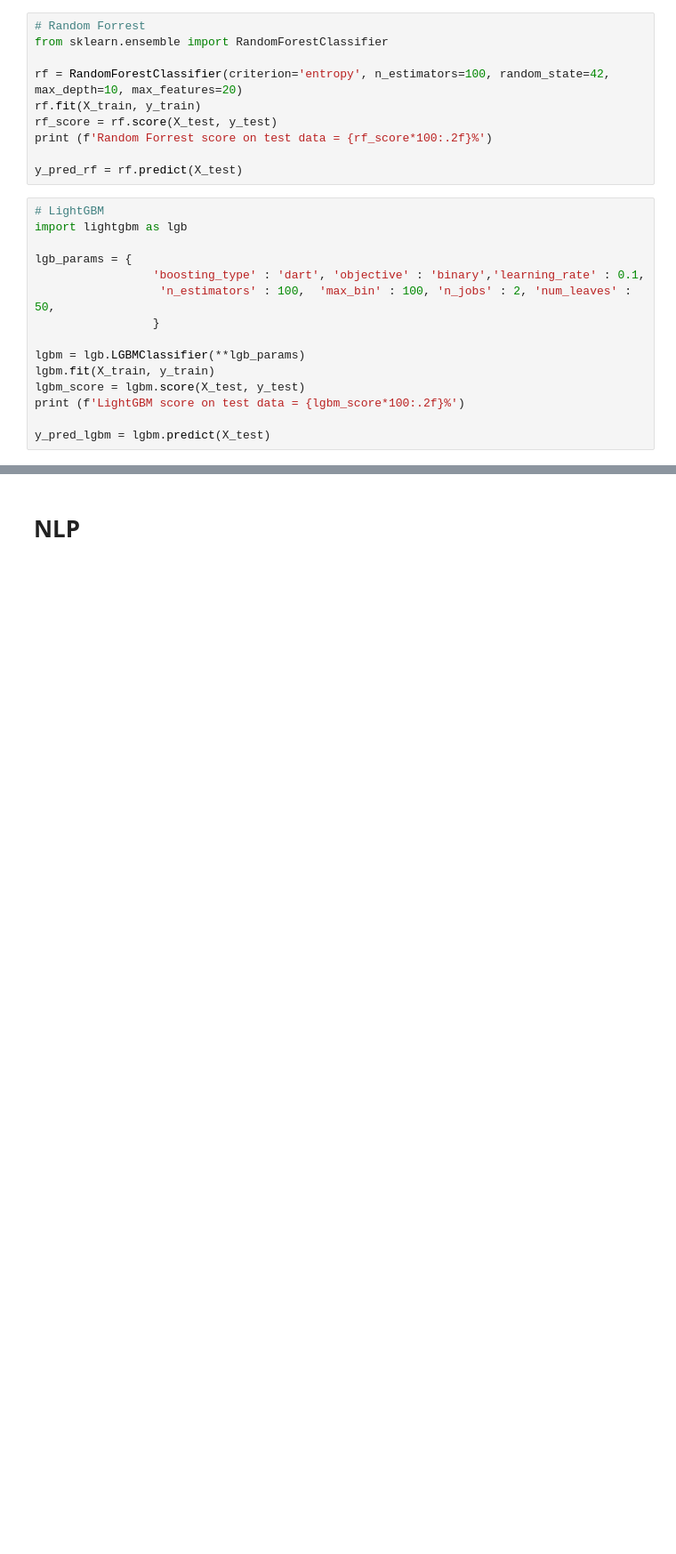
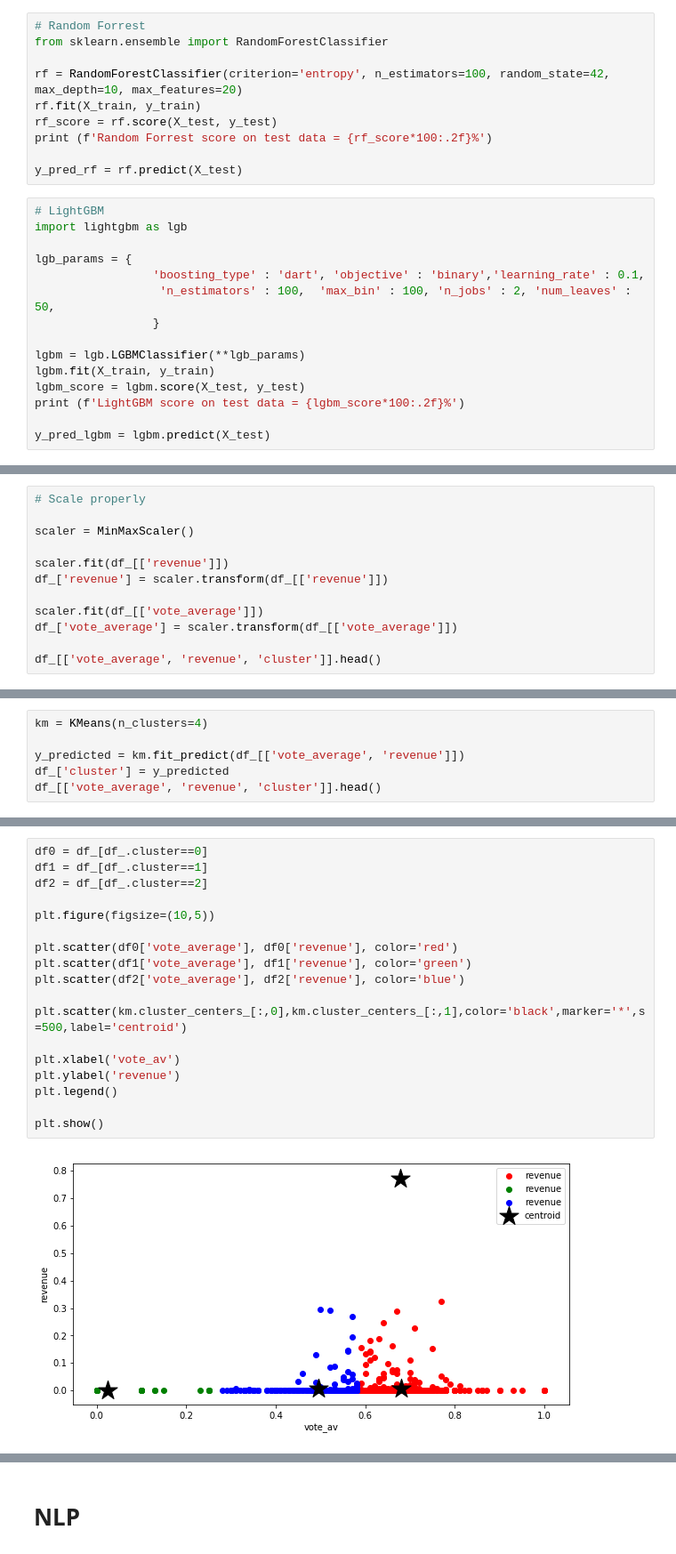
Before and after one commit to ebharucha/Misc, a Jupyter notebook: Cheat Sheet.ipynb, the cells around one changed output, grey strips where cells are left out. Shown at 89% size. Cells and saved outputs as stored; diff of their text form; blank space fills up the shorter version.

```diff
--- a/Cheat Sheet.ipynb
+++ b/Cheat Sheet.ipynb
@@ -865,0 +932,12 @@ y_pred_lgbm = lgbm.predict(X_test)
+# %%
+# Scale properly
+
+scaler = MinMaxScaler()
+
+scaler.fit(df_[['revenue']])
+df_['revenue'] = scaler.transform(df_[['revenue']])
+
+scaler.fit(df_[['vote_average']])
+df_['vote_average'] = scaler.transform(df_[['vote_average']])
+
+df_[['vote_average', 'revenue', 'cluster']].head()
@@ -865,0 +951,6 @@ y_pred_lgbm = lgbm.predict(X_test)
+# %%
+km = KMeans(n_clusters=4)
+
+y_predicted = km.fit_predict(df_[['vote_average', 'revenue']])
+df_['cluster'] = y_predicted
+df_[['vote_average', 'revenue', 'cluster']].head()
@@ -865,0 +964,20 @@ y_pred_lgbm = lgbm.predict(X_test)
+# %%
+df0 = df_[df_.cluster==0]
+df1 = df_[df_.cluster==1]
+df2 = df_[df_.cluster==2]
+
+plt.figure(figsize=(10,5))
+
+plt.scatter(df0['vote_average'], df0['revenue'], color='red')
+plt.scatter(df1['vote_average'], df1['revenue'], color='green')
+plt.scatter(df2['vote_average'], df2['revenue'], color='blue')
+
+plt.scatter(km.cluster_centers_[:,0],km.cluster_centers_[:,1],color='black',marker='*',s=500,label='centroid')
+
+plt.xlabel('vote_av')
+plt.ylabel('revenue')
+plt.legend()
+
+plt.show()
+# %% [output]
+[figure, added]
```
Also changed, not shown: parts of 39 cells of this notebook, 1 other file.
